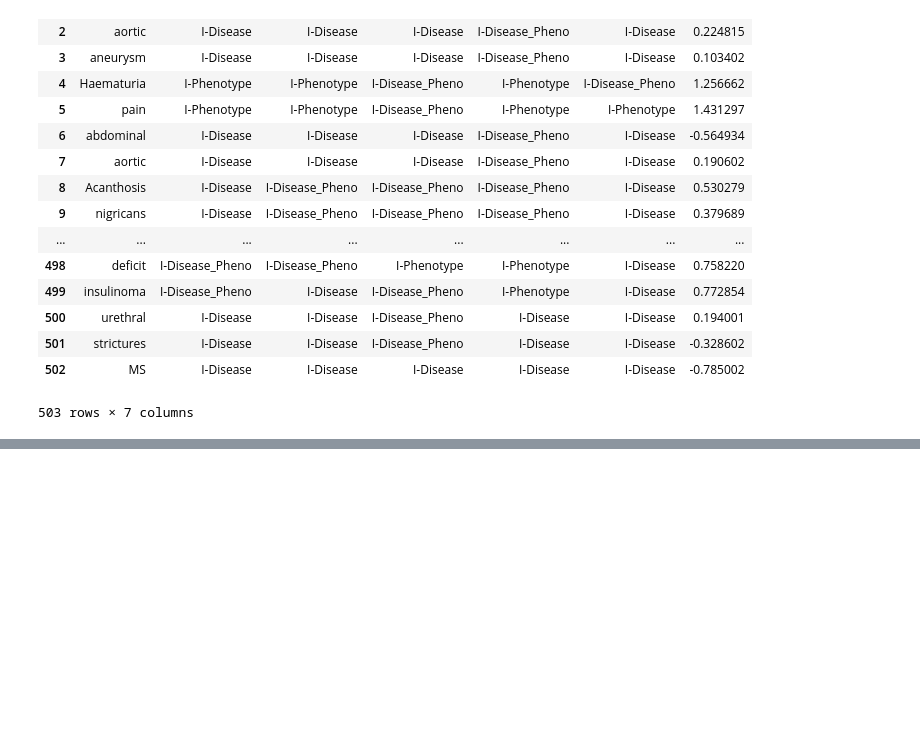
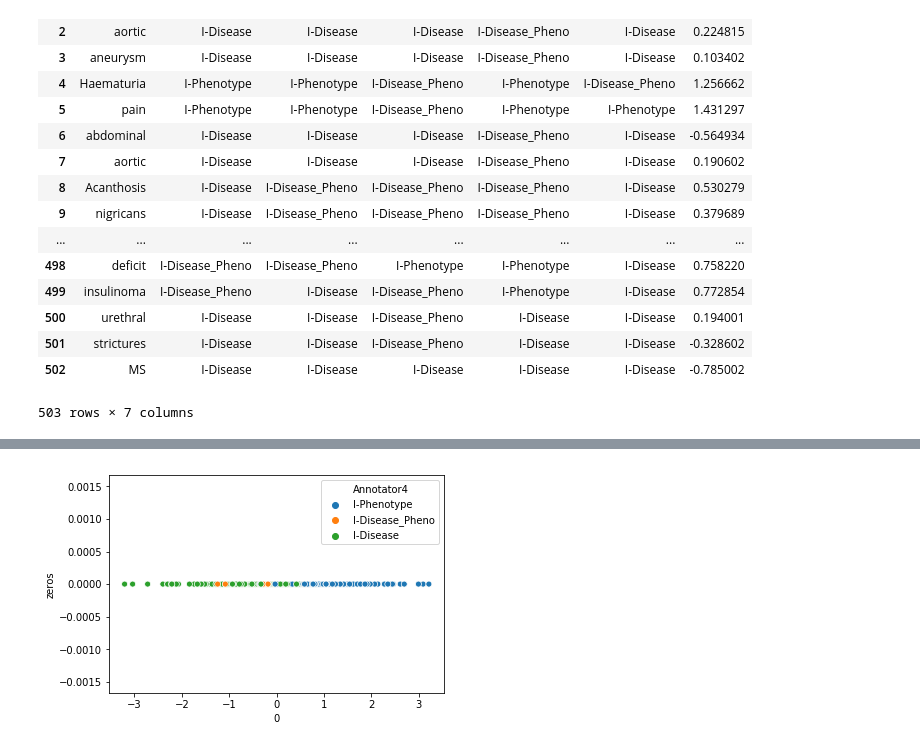
Before and after one commit to AkshitaB/scripps, a Jupyter notebook: graphical/IdealPoint.ipynb, the cells around one changed output, grey strips where cells are left out. Drawn from its saved outputs; the diff is of its cells as text; code cells hidden in the pictures; blank space fills up the shorter version.

```diff
--- a/graphical/IdealPoint.ipynb
+++ b/graphical/IdealPoint.ipynb
@@ -351,0 +360,4 @@ plot_thetas(pos, 'Annotator1')
+# %%
+plot_thetas(pos, 'Annotator4')
+# %% [output]
+[figure, added]
```
Also changed, not shown: parts of 4 cells of this notebook.
